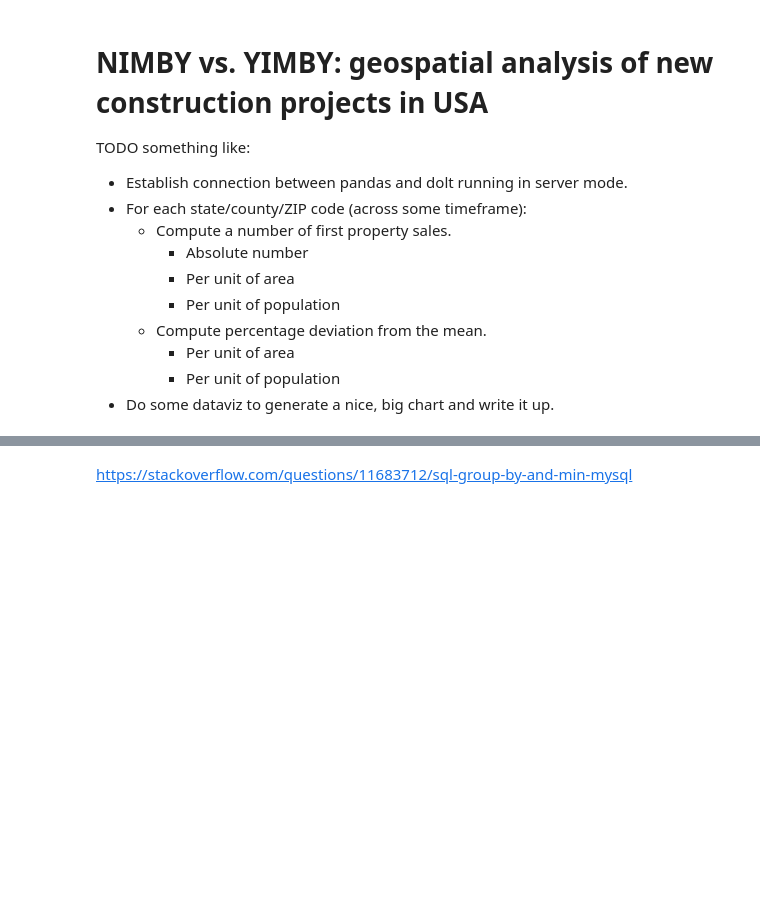
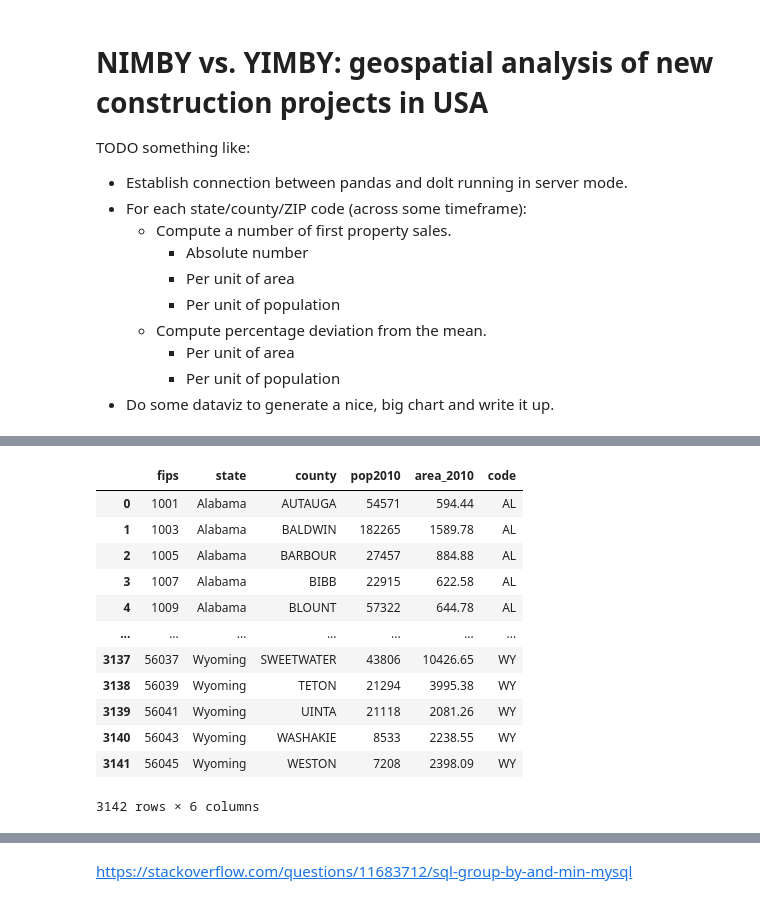
Before and after one commit to dolthub/data-analysis, a Jupyter notebook: nimby-vs-yimby/nimby-vs-yimby.ipynb, the cells around one changed output, grey strips where cells are left out. Drawn from its saved outputs; the diff is of its cells as text; code cells hidden in the pictures; blank space fills up the shorter version.

Commit message:
Download county statistics dataset, make a data frame for further computations

```diff
--- a/nimby-vs-yimby/nimby-vs-yimby.ipynb
+++ b/nimby-vs-yimby/nimby-vs-yimby.ipynb
@@ -18,0 +19,9 @@ Our approach to data analysis approach is going to be as follows. We are going t
+# %%
+from io import StringIO
+
+import pandas as pd
+import requests
+
+resp = requests.get("https://www.openintro.org/data/csv/county_complete.csv",
+                    headers={"User-Agent": "Mozilla/5.0 (Macintosh; Intel Mac OS X 10_15_7) AppleWebKit/537.36 (KHTML, like Gecko) Chrome/107.0.0.0 Safari/537.36"})
+resp
@@ -18,0 +30,11 @@ Our approach to data analysis approach is going to be as follows. We are going t
+# %%
+def cleanup_county(c):
+    return c.upper().replace("COUNTY", "").strip()
+
+buf = StringIO(resp.text)
+
+df_counties = pd.read_csv(buf)
+df_counties = df_counties[["fips", "state", "name", "pop2010", "area_2010"]]
+df_counties = df_counties.rename(columns={'name': 'county'})
+df_counties['county'] = df_counties['county'].apply(cleanup_county)
+df_counties
@@ -18,0 +55,12 @@ Our approach to data analysis approach is going to be as follows. We are going t
+# %%
+import mysql.connector as connection
+import pandas as pd
+from sqlalchemy import create_engine
+
+db_connection_str = 'mysql+mysqlconnector://rl:trustno1@localhost/us_housing_prices_v2'
+db_connection = create_engine(db_connection_str)
+
+query = "SELECT * FROM `states`;"
+states_df = pd.read_sql(query, db_connection)
+states_df = states_df.rename(columns={'name': 'state'})
+states_df
@@ -19,3 +85,20 @@ Our approach to data analysis approach is going to be as follows. We are going t
+# %%
+df_counties = pd.merge(df_counties, states_df, on='state')
+df_counties
+# %% [output]
+|  | fips | state | county | pop2010 | area_2010 | code |
+| 0 | 1001 | Alabama | AUTAUGA | 54571 | 594.44 | AL |
+| 1 | 1003 | Alabama | BALDWIN | 182265 | 1589.78 | AL |
+| 2 | 1005 | Alabama | BARBOUR | 27457 | 884.88 | AL |
+| 3 | 1007 | Alabama | BIBB | 22915 | 622.58 | AL |
+| 4 | 1009 | Alabama | BLOUNT | 57322 | 644.78 | AL |
+| ... | ... | ... | ... | ... | ... | ... |
+| 3137 | 56037 | Wyoming | SWEETWATER | 43806 | 10426.65 | WY |
+| 3138 | 56039 | Wyoming | TETON | 21294 | 3995.38 | WY |
+| 3139 | 56041 | Wyoming | UINTA | 21118 | 2081.26 | WY |
+| 3140 | 56043 | Wyoming | WASHAKIE | 8533 | 2238.55 | WY |
+| 3141 | 56045 | Wyoming | WESTON | 7208 | 2398.09 | WY |
+3142 rows × 6 columns
 # %%
 import mysql.connector as connection
 import pandas as pd
```
Also changed, not shown: parts of 7 cells of this notebook.
